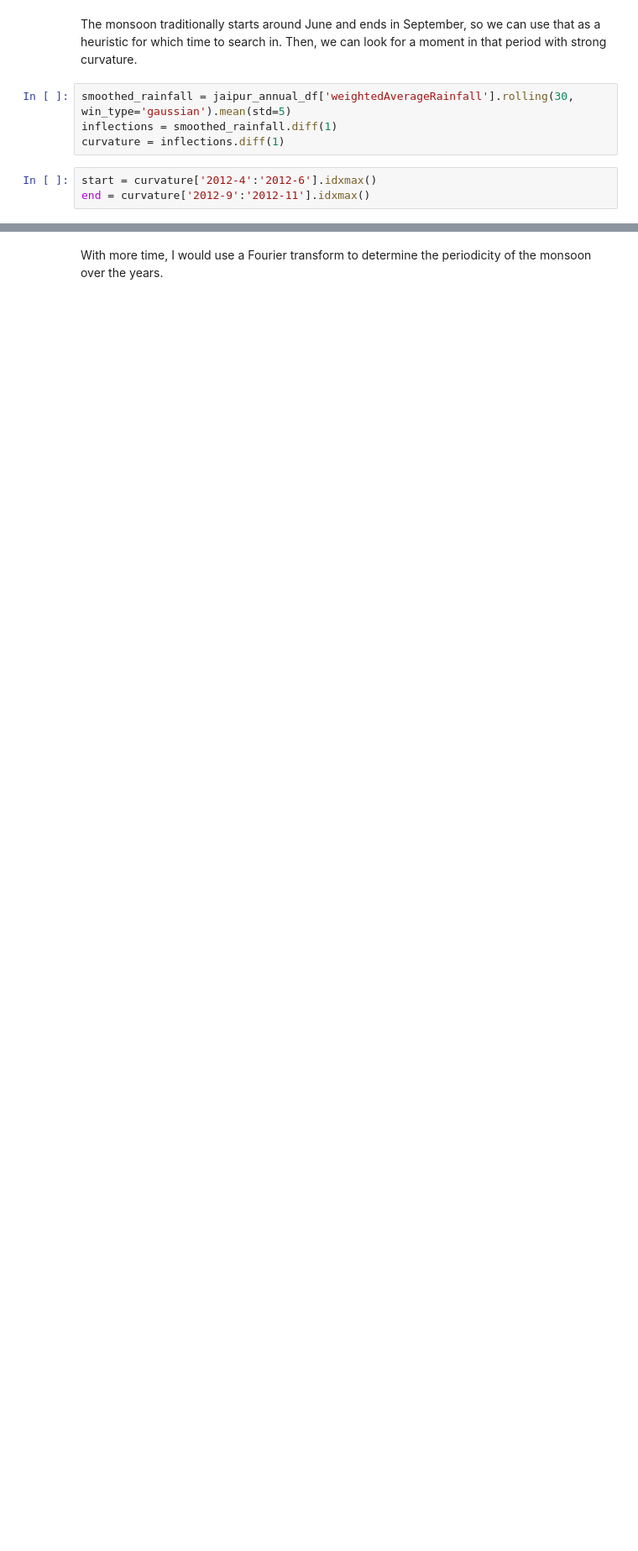
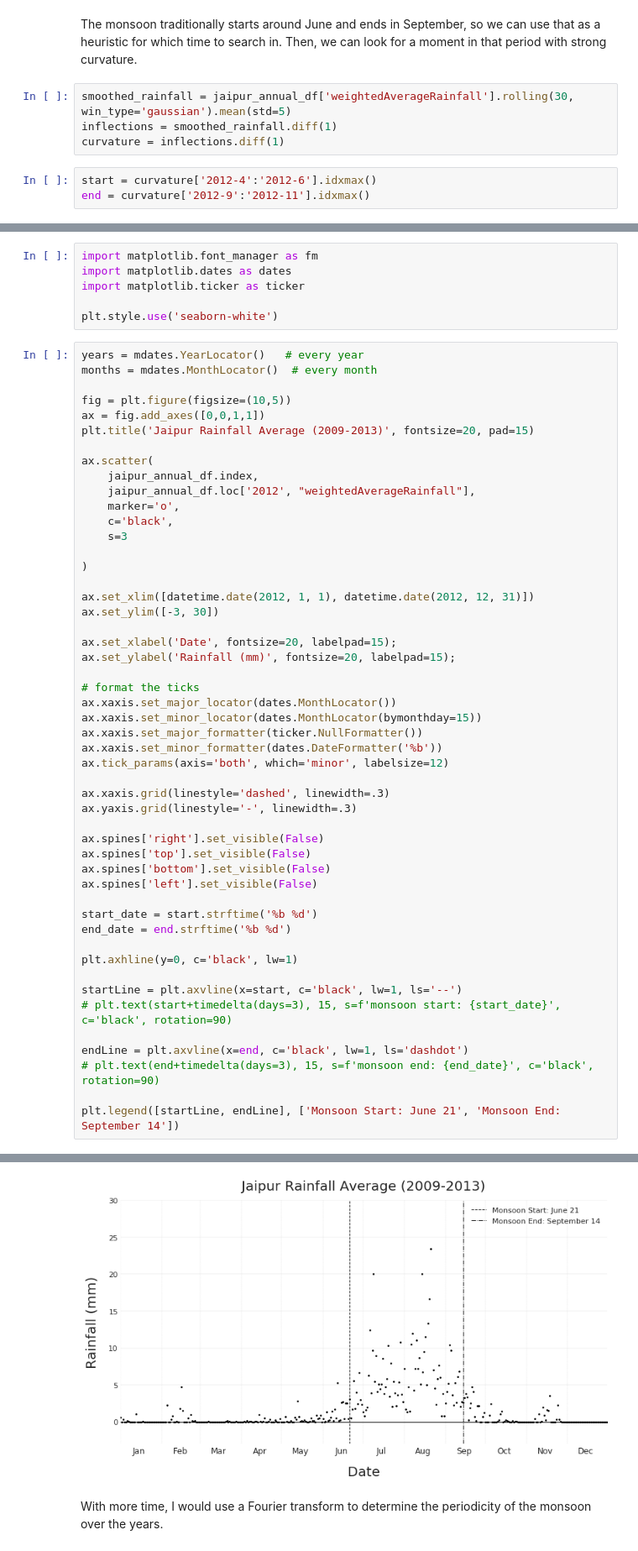
Before and after one commit to bkitano/chicago, a Jupyter notebook: DataExploration.ipynb, the cells around one changed output, grey strips where cells are left out. Shown: that part at 84% size. Cells and saved outputs as stored; diff of their text form; blank space fills up the shorter version.

Commit message:
added professional graph

```diff
--- a/DataExploration.ipynb
+++ b/DataExploration.ipynb
@@ -88,0 +73,57 @@ Text(2012-09-14 00:00:00, 10, 'monsoon end: 09-14')
+# %%
+import matplotlib.font_manager as fm
+import matplotlib.dates as dates
+import matplotlib.ticker as ticker
+
+plt.style.use('seaborn-white')
+# %%
+years = mdates.YearLocator()   # every year
+months = mdates.MonthLocator()  # every month
+
+fig = plt.figure(figsize=(10,5))
+ax = fig.add_axes([0,0,1,1])
+plt.title('Jaipur Rainfall Average (2009-2013)', fontsize=20, pad=15)
+
+ax.scatter(
+    jaipur_annual_df.index,
+    jaipur_annual_df.loc['2012', "weightedAverageRainfall"],
+    marker='o',
+    c='black',
+    s=3
+
+)
+
+ax.set_xlim([datetime.date(2012, 1, 1), datetime.date(2012, 12, 31)])
+ax.set_ylim([-3, 30])
+
+ax.set_xlabel('Date', fontsize=20, labelpad=15);
+ax.set_ylabel('Rainfall (mm)', fontsize=20, labelpad=15);
+
+# format the ticks
+ax.xaxis.set_major_locator(dates.MonthLocator())
+ax.xaxis.set_minor_locator(dates.MonthLocator(bymonthday=15))
+ax.xaxis.set_major_formatter(ticker.NullFormatter())
+ax.xaxis.set_minor_formatter(dates.DateFormatter('%b'))
+ax.tick_params(axis='both', which='minor', labelsize=12)
+
+ax.xaxis.grid(linestyle='dashed', linewidth=.3)
+ax.yaxis.grid(linestyle='-', linewidth=.3)
+
+ax.spines['right'].set_visible(False)
+ax.spines['top'].set_visible(False)
+ax.spines['bottom'].set_visible(False)
+ax.spines['left'].set_visible(False)
+
+start_date = start.strftime('%b %d')
+end_date = end.strftime('%b %d')
+
+plt.axhline(y=0, c='black', lw=1)
+
+startLine = plt.axvline(x=start, c='black', lw=1, ls='--')
+# plt.text(start+timedelta(days=3), 15, s=f'monsoon start: {start_date}', c='black', rotation=90)
+
+endLine = plt.axvline(x=end, c='black', lw=1, ls='dashdot')
+# plt.text(end+timedelta(days=3), 15, s=f'monsoon end: {end_date}', c='black', rotation=90)
+
+plt.legend([startLine, endLine], ['Monsoon Start: June 21', 'Monsoon End: September 14'])
+# %% [output]
@@ -89,2 +131,3 @@ Text(2012-09-14 00:00:00, 10, 'monsoon end: 09-14')
+[figure, added]
 # %% [markdown]
 With more time, I would use a Fourier transform to determine the periodicity of the monsoon over the years.
```
Also changed, not shown: parts of 4 cells of this notebook.
